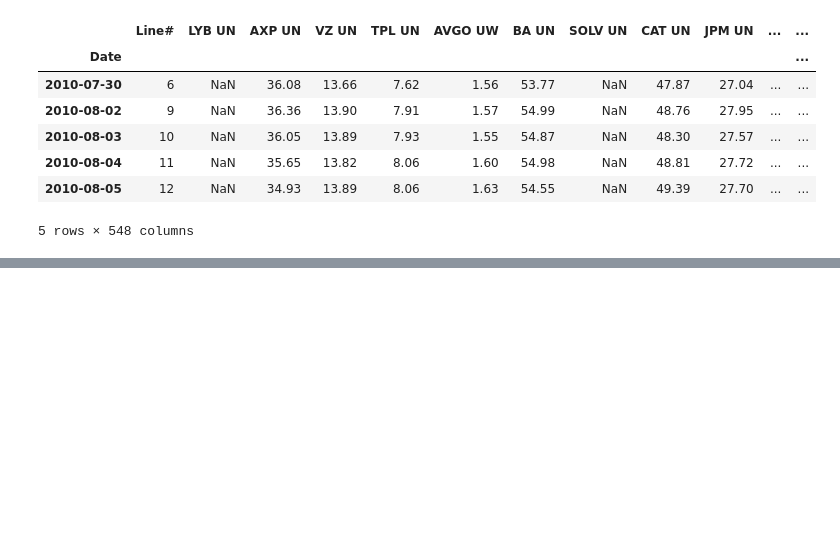
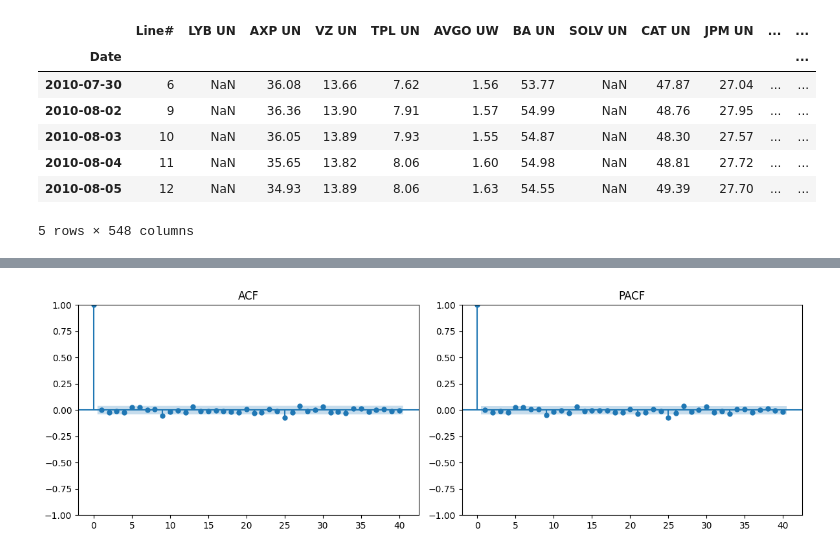
Before and after one commit to phawatboom/Capital-compass, a Jupyter notebook: Data Analysis/strategy_1_find_b.ipynb, the cells around one changed output, grey strips where cells are left out. Saved outputs shown, nothing was run; the diff lists cells and outputs as text; code cells hidden in the pictures; blank space fills up the shorter version.

```diff
--- a/Data Analysis/strategy_1_find_b.ipynb
+++ b/Data Analysis/strategy_1_find_b.ipynb
@@ -212,0 +146,24 @@ Chi squared p-value: 1.0
+# %%
+def plot_acf_pacf(series, lags=40):
+    series = pd.to_numeric(series, errors='coerce').dropna()
+    if isinstance(series, pd.DataFrame):
+        raise ValueError("Pass a 1-D Series, not a DataFrame.")
+    lags = min(lags, len(series)-2)
+    if lags < 1:
+        raise ValueError("Not enough data for ACF/PACF.")
+    plt.figure(figsize=(12,4))
+    plt.subplot(1,2,1)
+    plot_acf(series, lags=lags, ax=plt.gca())
+    plt.title("ACF")
+    plt.subplot(1,2,2)
+    plot_pacf(series, lags=lags, ax=plt.gca(), method="ywm")
+    plt.title("PACF")
+    plt.tight_layout()
+    plt.show()
+
+# Use returns (stationary) instead of raw prices:
+stock = get_stock_data("VZ UN", "2010", "2019")
+returns = np.log(stock).diff().dropna()   # or stock.pct_change().dropna()
+plot_acf_pacf(returns)
+# %% [output]
+[figure, added]
```
Also changed, not shown: parts of 13 cells of this notebook.
